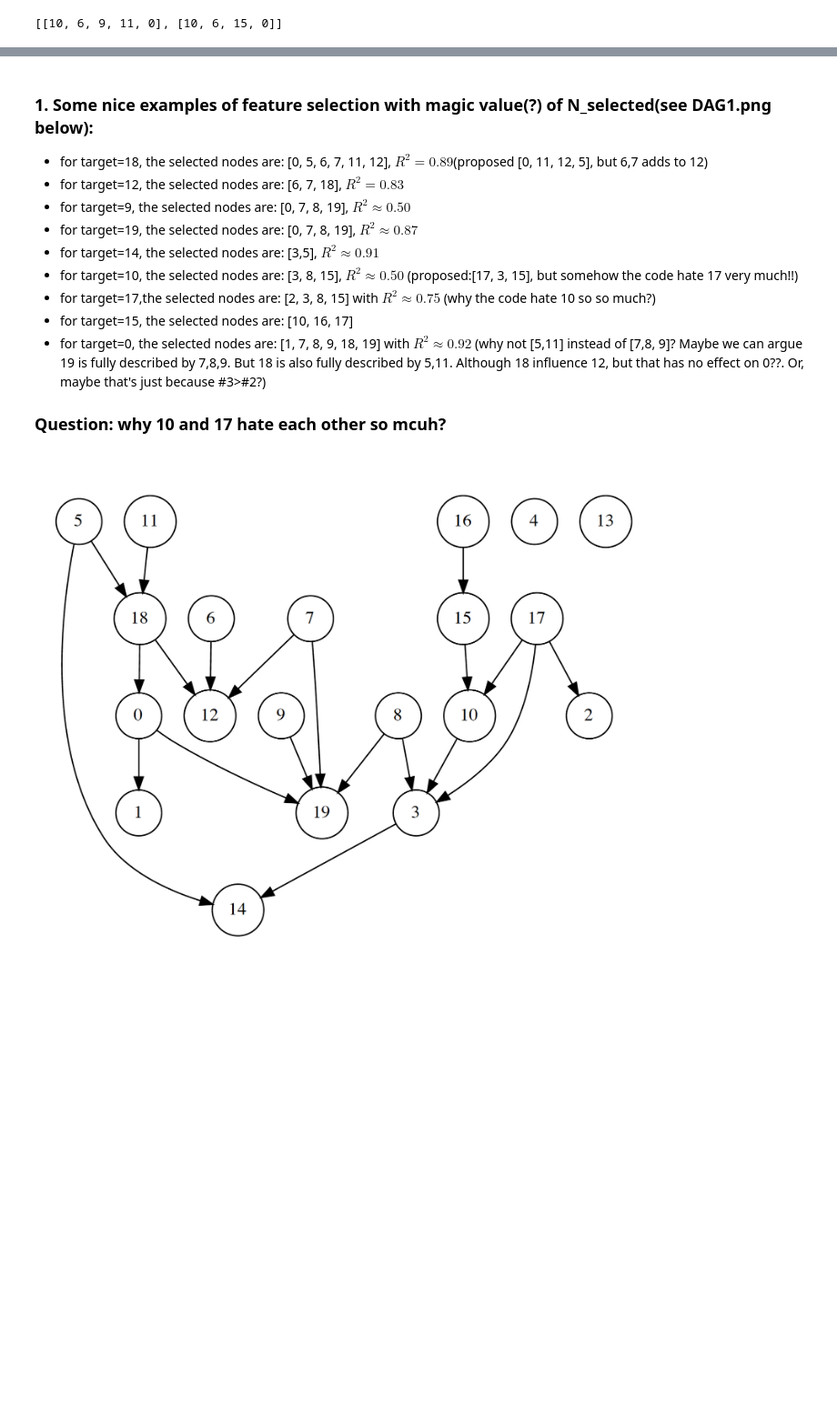
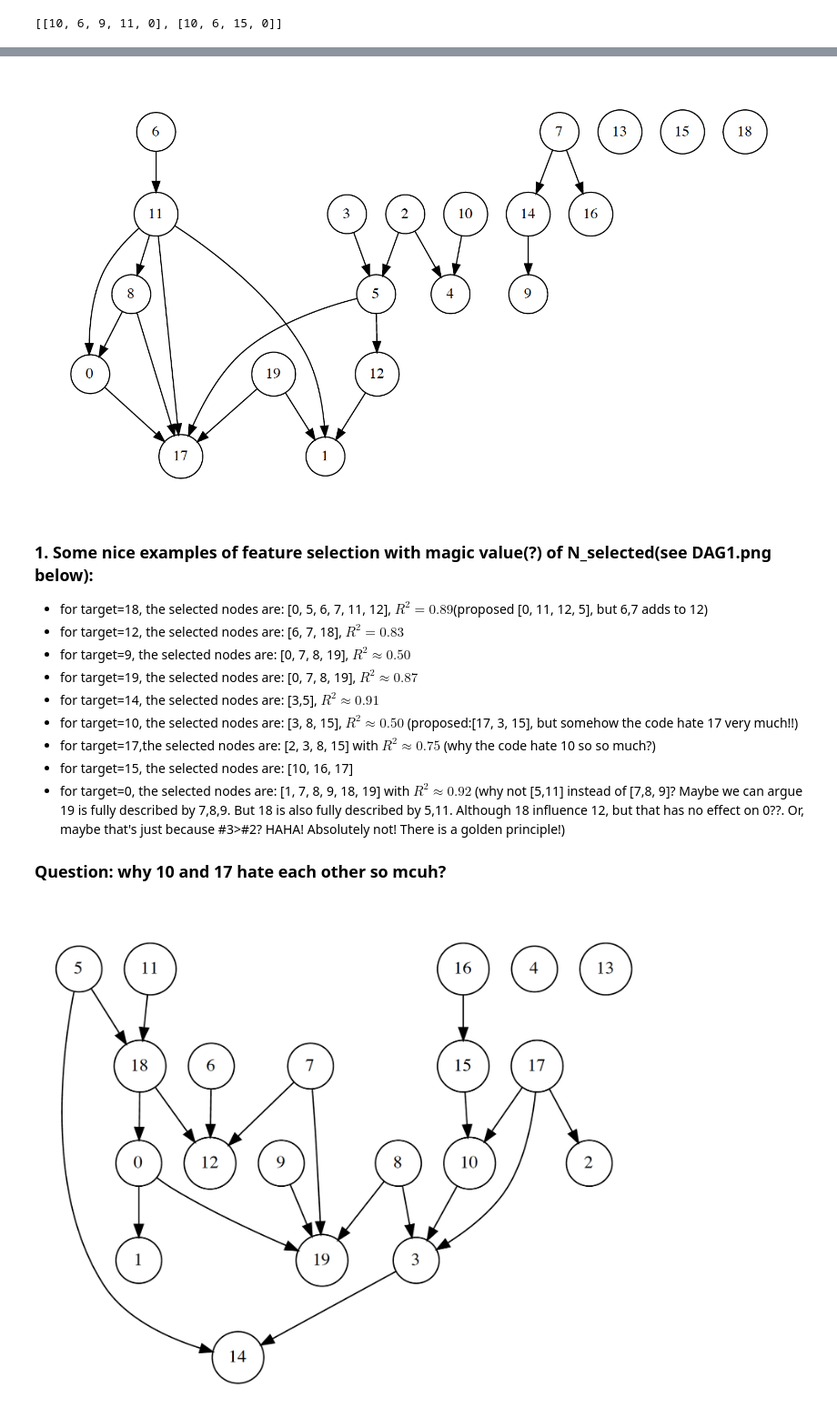
Before and after one commit to yongjinjiang/DirectedAcyclicGraph, a Jupyter notebook: main.ipynb, the cells around one changed output, grey strips where cells are left out. Shown: that part at 91% size. Drawn from its saved outputs; the diff is of its cells as text; code cells hidden in the pictures; blank space fills up the shorter version.

```diff
--- a/main.ipynb
+++ b/main.ipynb
@@ -383,3 +459,9 @@ chosen_unproposed [8, 15]
+# %%
+# df.corr();
+fig = Image(filename=('./DAG2.png'))
+fig
+# %% [output]
+[figure, added]
 # %% [markdown]
 ### 1. Some nice examples of feature selection with magic value(?) of N_selected(see DAG1.png below):
   - for target=18,  the selected nodes are: [0, 5, 6, 7, 11, 12], $R^2=0.89$(proposed [0, 11, 12, 5], but 6,7 adds to 12)
@@ -390,7 +472,7 @@ chosen_unproposed [8, 15]
   - for target=10,  the selected nodes are: [3, 8, 15], $R^2\approx0.50$    (proposed:[17, 3, 15], but somehow the code hate 17 very much!!)
   - for target=17,the selected nodes are: [2, 3, 8, 15] with $R^2\approx0.75$ (why the code hate 10 so so much?)
   - for target=15, the selected nodes are: [10, 16, 17]
-  - for target=0, the selected nodes are: [1, 7, 8, 9, 18, 19] with $R^2\approx0.92$  (why not [5,11] instead of [7,8, 9]? Maybe we can argue 19 is fully described by 7,8,9. But 18 is also fully described by 5,11. Although 18 influence 12, but that has no effect on 0??.  Or, maybe that's just because #3>#2?)
+  - for target=0, the selected nodes are: [1, 7, 8, 9, 18, 19] with $R^2\approx0.92$  (why not [5,11] instead of [7,8, 9]? Maybe we can argue 19 is fully described by 7,8,9. But 18 is also fully described by 5,11. Although 18 influence 12, but that has no effect on 0??.  Or, maybe that's just because #3>#2?  HAHA!  Absolutely not! There is a golden principle!)
 ### Question: why 10 and 17 hate each other  so mcuh?
 # %%
 # df.corr();
```
Also changed, not shown: parts of 10 cells of this notebook, 4 other files.
